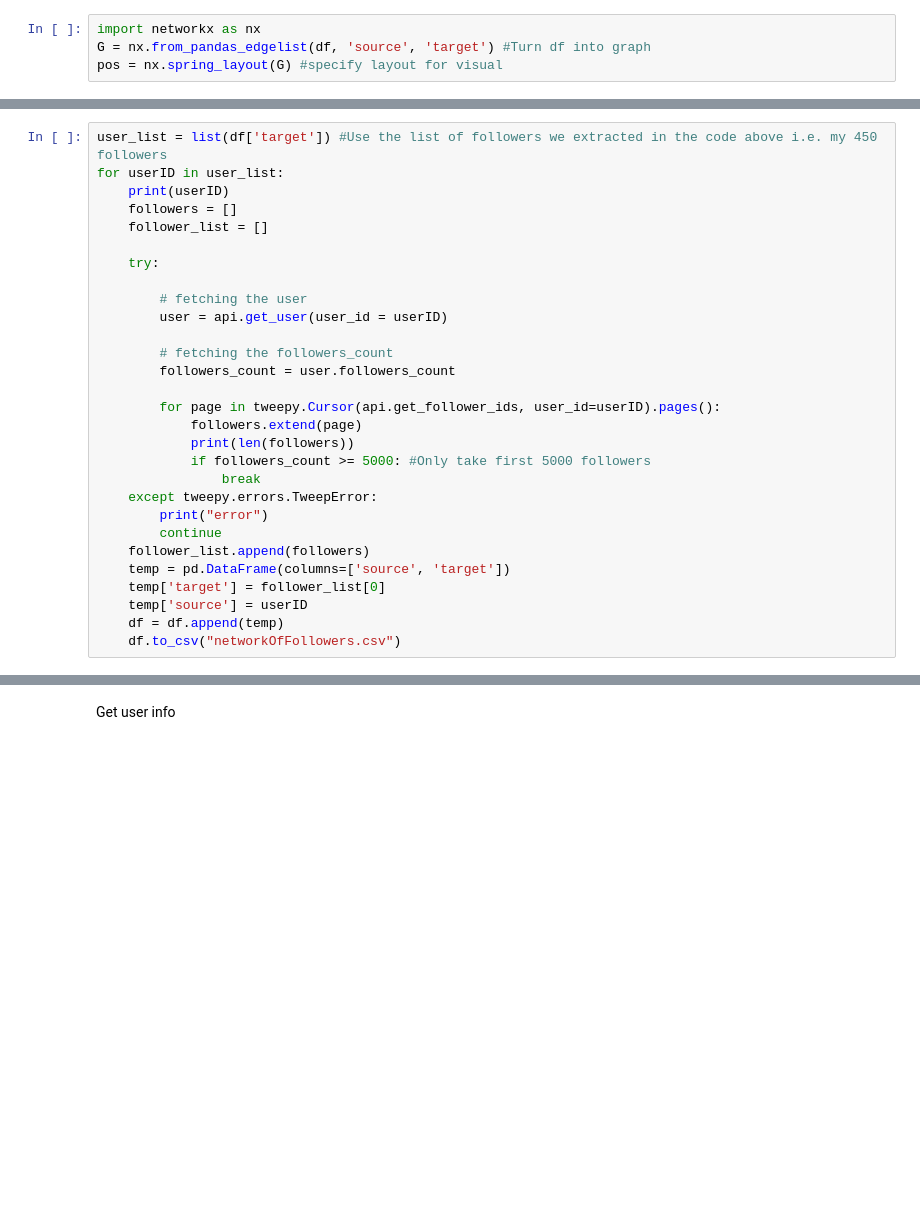
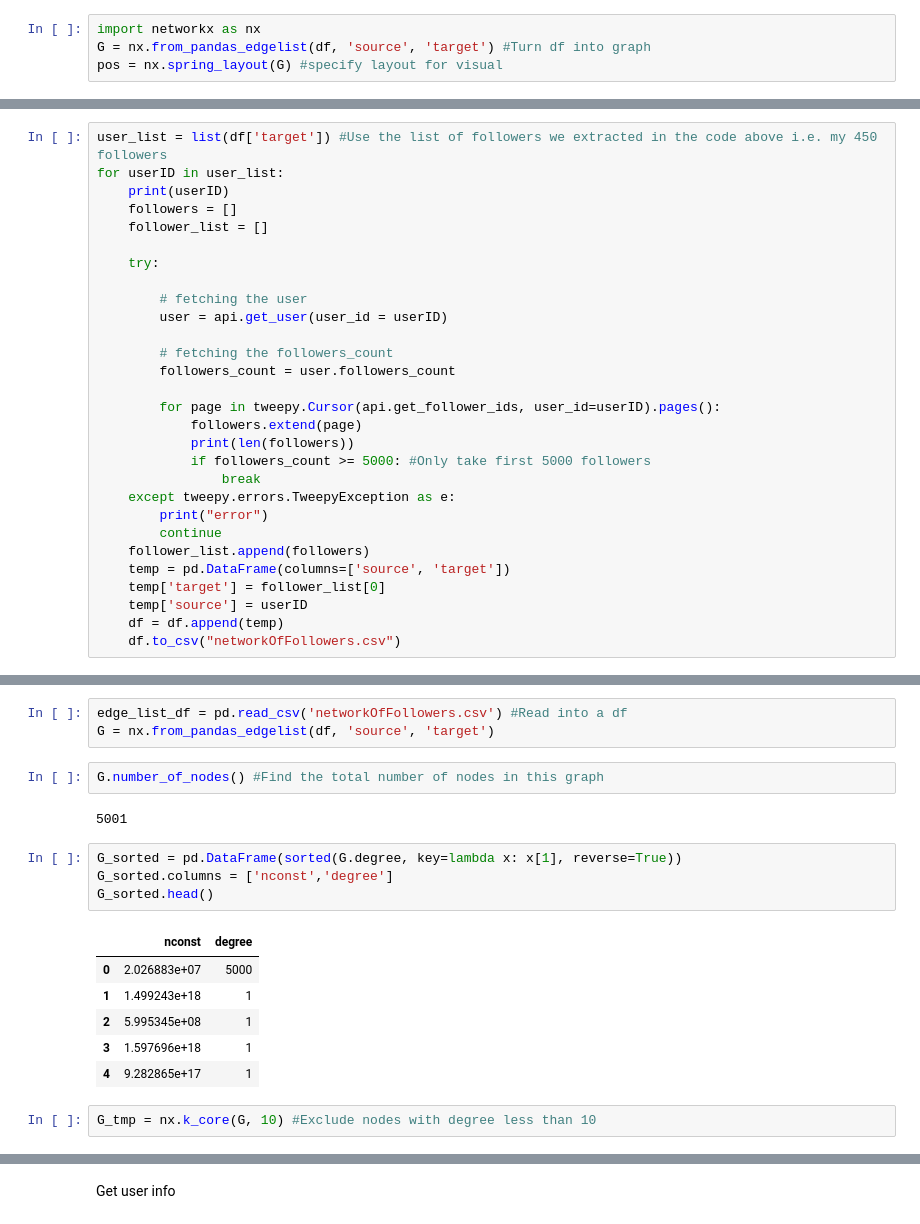
Before and after one commit to MJRAJ01/Twitter-Influence-Verification, a Jupyter notebook: Tweepy Network.ipynb, the cells around one changed output, grey strips where cells are left out. Drawn from its saved outputs; the diff is of its cells as text; blank space fills up the shorter version.

```diff
--- a/Tweepy Network.ipynb
+++ b/Tweepy Network.ipynb
@@ -70,7 +71,7 @@ for userID in user_list:
             print(len(followers))
             if followers_count >= 5000: #Only take first 5000 followers
                 break
-    except tweepy.errors.TweepError:
+    except tweepy.errors.TweepyException as e:
         print("error")
         continue
     follower_list.append(followers)
@@ -84,0 +193,20 @@ AttributeError: module 'tweepy.errors' has no attribute 'TweepError'
+# %%
+edge_list_df = pd.read_csv('networkOfFollowers.csv') #Read into a df
+G = nx.from_pandas_edgelist(df, 'source', 'target')
+# %%
+G.number_of_nodes() #Find the total number of nodes in this graph
+# %% [output]
+5001
+# %%
+G_sorted = pd.DataFrame(sorted(G.degree, key=lambda x: x[1], reverse=True))
+G_sorted.columns = ['nconst','degree']
+G_sorted.head()
+# %% [output]
+|  | nconst | degree |
+| 0 | 2.026883e+07 | 5000 |
+| 1 | 1.499243e+18 | 1 |
+| 2 | 5.995345e+08 | 1 |
+| 3 | 1.597696e+18 | 1 |
+| 4 | 9.282865e+17 | 1 |
+# %%
+G_tmp = nx.k_core(G, 10) #Exclude nodes with degree less than 10
```
Also changed, not shown: parts of 4 cells of this notebook, 2 other files.
